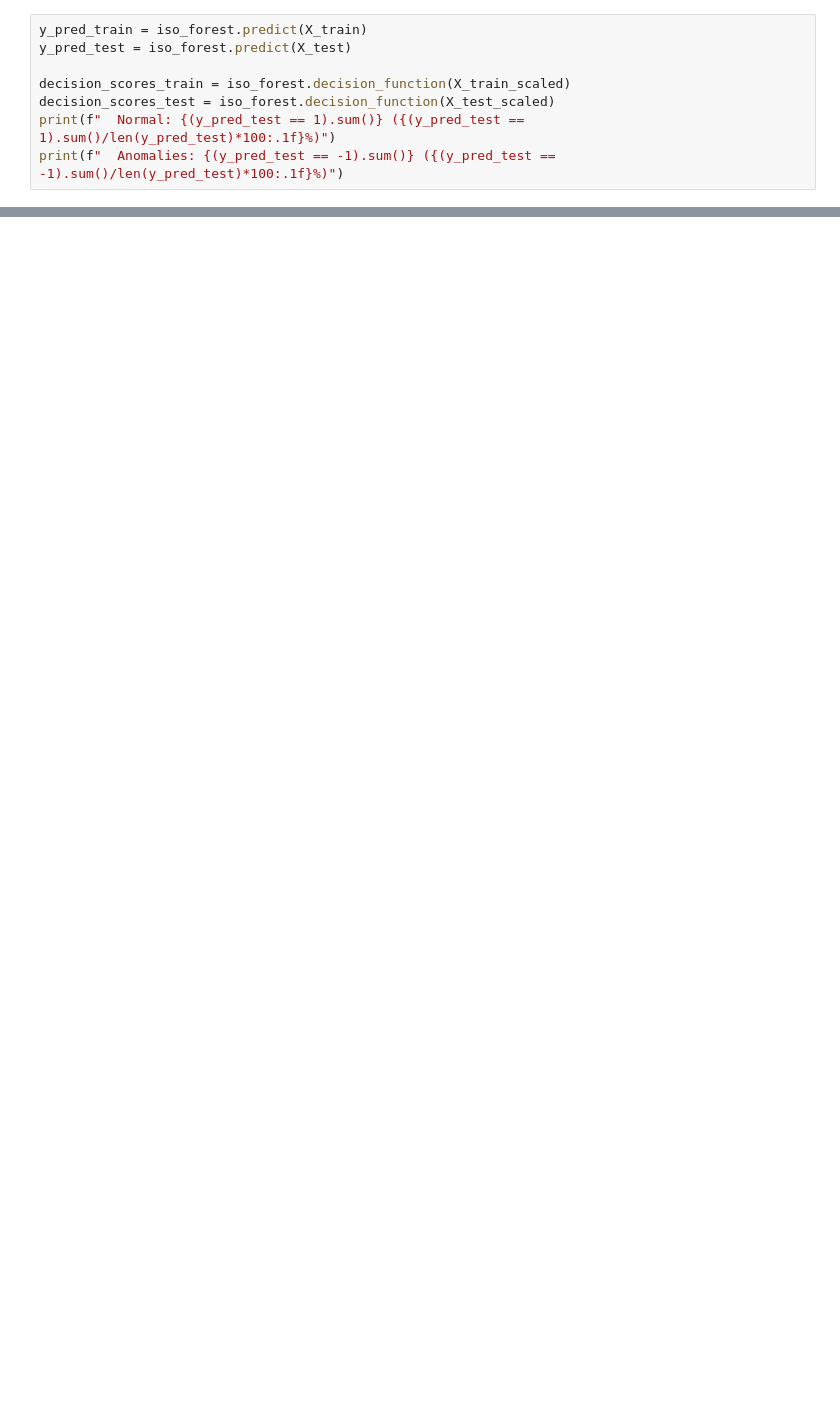
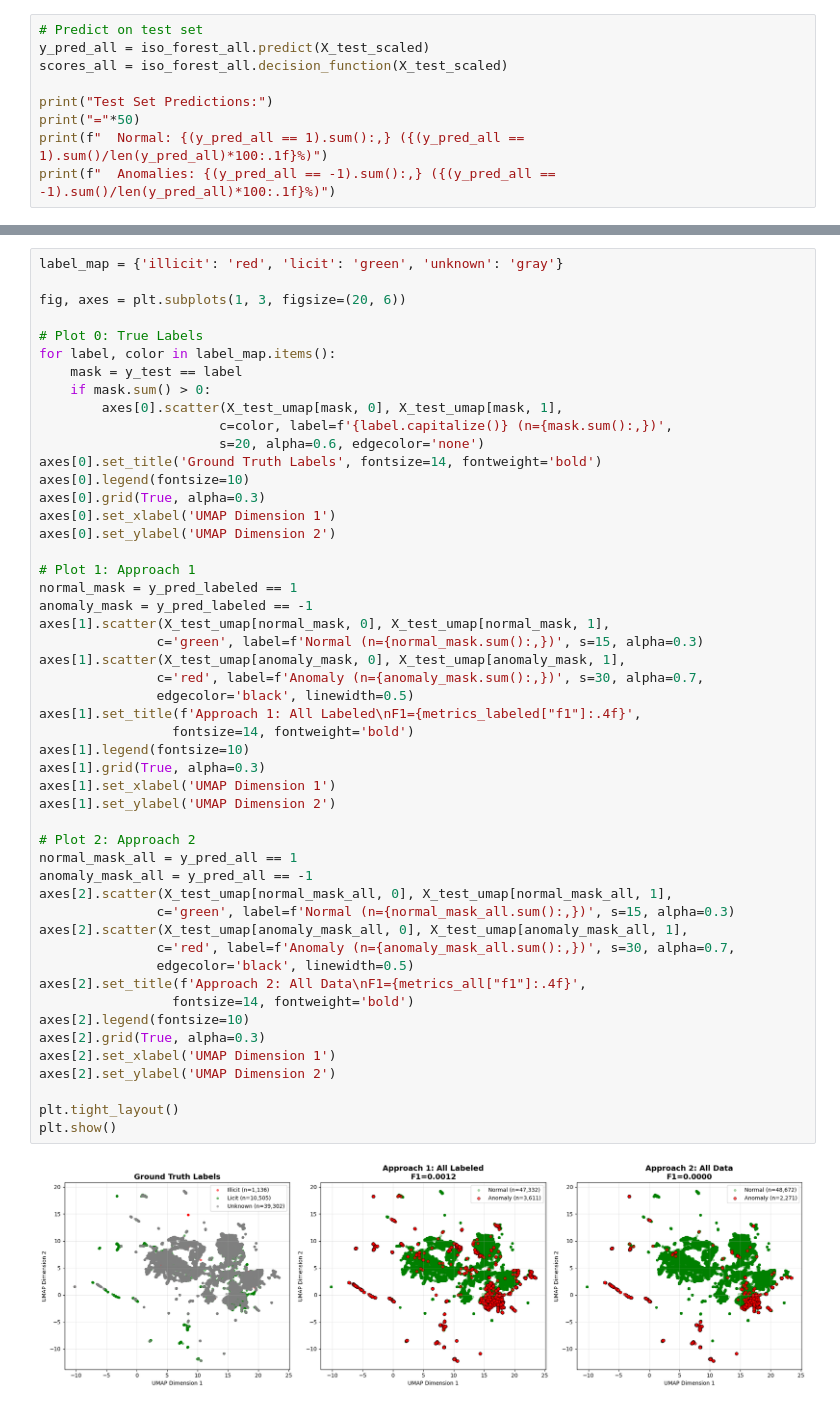
Before and after one commit to JeetG-22/bitcoin-fraud, a Jupyter notebook: notebooks/07_isolation_forest.ipynb, the cells around one changed output, grey strips where cells are left out. Saved outputs shown, nothing was run; the diff lists cells and outputs as text; blank space fills up the shorter version.

Commit message:
added vizulations and hyper param testing for isolation forest

```diff
--- a/notebooks/07_isolation_forest.ipynb
+++ b/notebooks/07_isolation_forest.ipynb
@@ -34,9 +219,10 @@ IsolationForest(contamination=0.1, max_samples=256, random_state=42)
 # %%
-y_pred_train = iso_forest.predict(X_train)
-y_pred_test = iso_forest.predict(X_test)
+# Predict on test set
+y_pred_all = iso_forest_all.predict(X_test_scaled)
+scores_all = iso_forest_all.decision_function(X_test_scaled)
 
-decision_scores_train = iso_forest.decision_function(X_train_scaled)
-decision_scores_test = iso_forest.decision_function(X_test_scaled)
-print(f"  Normal: {(y_pred_test == 1).sum()} ({(y_pred_test == 1).sum()/len(y_pred_test)*100:.1f}%)")
-print(f"  Anomalies: {(y_pred_test == -1).sum()} ({(y_pred_test == -1).sum()/len(y_pred_test)*100:.1f}%)")
+print("Test Set Predictions:")
+print("="*50)
+print(f"  Normal: {(y_pred_all == 1).sum():,} ({(y_pred_all == 1).sum()/len(y_pred_all)*100:.1f}%)")
+print(f"  Anomalies: {(y_pred_all == -1).sum():,} ({(y_pred_all == -1).sum()/len(y_pred_all)*100:.1f}%)")
 # %% [output]
@@ -230,0 +428,52 @@ Explained variance: 16.81%
+# %%
+label_map = {'illicit': 'red', 'licit': 'green', 'unknown': 'gray'}
+
+fig, axes = plt.subplots(1, 3, figsize=(20, 6))
+
+# Plot 0: True Labels
+for label, color in label_map.items():
+    mask = y_test == label
+    if mask.sum() > 0:
+        axes[0].scatter(X_test_umap[mask, 0], X_test_umap[mask, 1],
+                       c=color, label=f'{label.capitalize()} (n={mask.sum():,})',
+                       s=20, alpha=0.6, edgecolor='none')
+axes[0].set_title('Ground Truth Labels', fontsize=14, fontweight='bold')
+axes[0].legend(fontsize=10)
+axes[0].grid(True, alpha=0.3)
+axes[0].set_xlabel('UMAP Dimension 1')
+axes[0].set_ylabel('UMAP Dimension 2')
+
+# Plot 1: Approach 1
+normal_mask = y_pred_labeled == 1
+anomaly_mask = y_pred_labeled == -1
+axes[1].scatter(X_test_umap[normal_mask, 0], X_test_umap[normal_mask, 1],
+               c='green', label=f'Normal (n={normal_mask.sum():,})', s=15, alpha=0.3)
+axes[1].scatter(X_test_umap[anomaly_mask, 0], X_test_umap[anomaly_mask, 1],
+               c='red', label=f'Anomaly (n={anomaly_mask.sum():,})', s=30, alpha=0.7,
+               edgecolor='black', linewidth=0.5)
+axes[1].set_title(f'Approach 1: All Labeled\nF1={metrics_labeled["f1"]:.4f}',
+                 fontsize=14, fontweight='bold')
+axes[1].legend(fontsize=10)
+axes[1].grid(True, alpha=0.3)
+axes[1].set_xlabel('UMAP Dimension 1')
+axes[1].set_ylabel('UMAP Dimension 2')
+
+# Plot 2: Approach 2
+normal_mask_all = y_pred_all == 1
+anomaly_mask_all = y_pred_all == -1
+axes[2].scatter(X_test_umap[normal_mask_all, 0], X_test_umap[normal_mask_all, 1],
+               c='green', label=f'Normal (n={normal_mask_all.sum():,})', s=15, alpha=0.3)
+axes[2].scatter(X_test_umap[anomaly_mask_all, 0], X_test_umap[anomaly_mask_all, 1],
+               c='red', label=f'Anomaly (n={anomaly_mask_all.sum():,})', s=30, alpha=0.7,
+               edgecolor='black', linewidth=0.5)
+axes[2].set_title(f'Approach 2: All Data\nF1={metrics_all["f1"]:.4f}',
+                 fontsize=14, fontweight='bold')
+axes[2].legend(fontsize=10)
+axes[2].grid(True, alpha=0.3)
+axes[2].set_xlabel('UMAP Dimension 1')
+axes[2].set_ylabel('UMAP Dimension 2')
+
+plt.tight_layout()
+plt.show()
+# %% [output]
+[figure, added]
```
Also changed, not shown: parts of 31 cells of this notebook, 2 other files.
